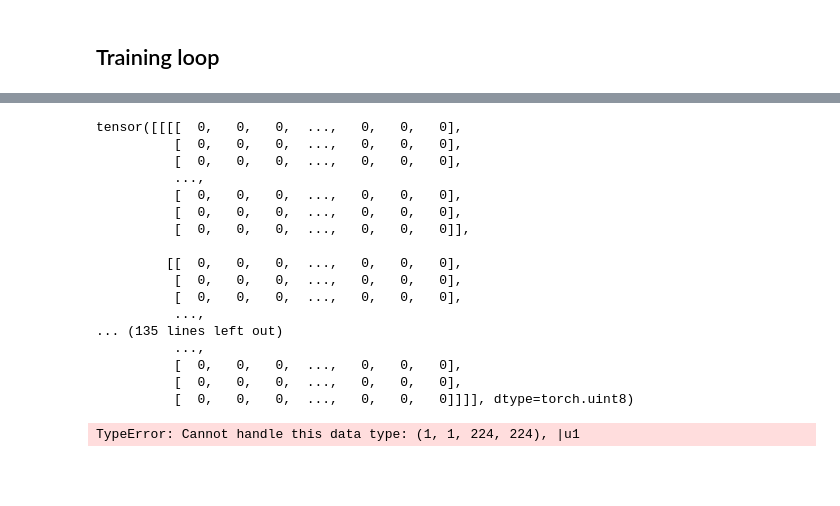
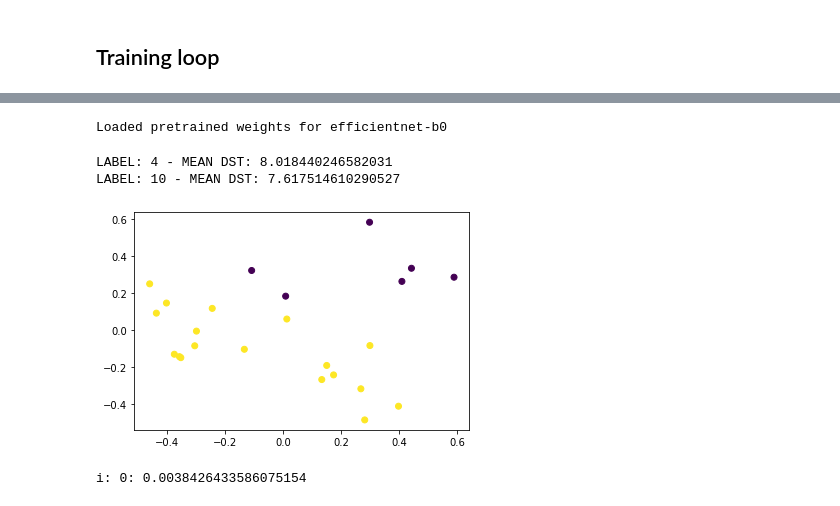
Before and after one commit to almysiak/knum_golem_hackathon, a Jupyter notebook: training.ipynb, the cells around one changed output, grey strips where cells are left out. Cells and saved outputs as stored; diff of their text form; code cells hidden in the pictures; blank space fills up the shorter version.

Commit message:
efficientnet training working

```diff
--- a/training.ipynb
+++ b/training.ipynb
@@ -85,0 +88,3 @@ sign, weight
+# %%
+DEVICE = 'cuda' if torch.cuda.is_available() else 'cpu'
+print(f"DEVICE: {DEVICE}")
@@ -86,5 +93,5 @@ sign, weight
 # %%
-BATCH_SIZE = 64
+BATCH_SIZE = 8
 
 train_loader = torch.utils.data.DataLoader(
     train_dataset,
@@ -109,7 +109,16 @@ optimizer = torch.optim.Adam(model.parameters())
+# %%
+model = ImageEmbeddingModel(out_dim=128, efficientnet_model_name="efficientnet-b0").to(device=DEVICE)
+optimizer = torch.optim.Adam(model.parameters())
+# %% [output]
+Loaded pretrained weights for efficientnet-b0
 # %%
-cos = torch.nn.CosineSimilarity(dim=1, eps=1e-6)
+from losses import ContrastiveLoss, CosineSimilarityLoss
 
-def contrastive_learning_loss(v_1, v_2, weight, sign):
-    cos_sim = cos(v_1, v_2)
-    loss = - weight * cos_sim * sign
-    return loss.mean()
+loss_function = CosineSimilarityLoss()
+# loss_function = ContrastiveLoss(eps=8.0)
+# cos = torch.nn.CosineSimilarity(dim=1, eps=1e-6)
+
+# def contrastive_learning_loss(v_1, v_2, weight, sign):
+#     cos_sim = cos(v_1, v_2)
+#     loss = - weight * cos_sim * sign
+#     return loss.mean()
@@ -116,39 +167,33 @@ def contrastive_learning_loss(v_1, v_2, weight, sign):
 # %%
+validate(model, val_dataset)
 for epoch in range(EPOCHS):
     losses = []
     for i, data in enumerate(train_loader, 0):
         image_1, image_2, sign, weight = data
-        # image_1 = Image.fromarray((image_1 * 255).astype(np.uint8))
-        # image_2 = Image.fromarray((image_2 * 255).astype(np.uint8))
-        # print(image_1)
-        v_1 = model(**feature_extractor(image_1))
-        v_2 = model(**feature_extractor(image_2))
+        image_1 = image_1.to(device=DEVICE)
+        image_2 = image_2.to(device=DEVICE)
+        sign = sign.to(device=DEVICE)
+        weight = weight.to(device=DEVICE)
 
-        loss = contrastive_learning_loss(v_1, v_2, weight, sign)
-        losses.append(loss)
+        v_1 = model(image_1)
+        v_2 = model(image_2)
+
+        loss = loss_function(v_1, v_2, sign, weight=weight)
         loss.backward()
         optimizer.step()
+        losses.append(loss.cpu().item())
+        if i % 10 == 0:
+            print(f"i: {i}: {loss}")
 
+    total_loss = np.mean(losses)
+    print(f"Epoch: {epoch + 1}/{EPOCHS}: Loss: {total_loss}")
+    validate(model, val_dataset)
         # YOUR CODE HERE
 
         # TODO: walidacja, wypisywanie lossów itd
         # END YOUR CODE
 # %% [output]
-tensor([[[[  0,   0,   0,  ...,   0,   0,   0],
-          [  0,   0,   0,  ...,   0,   0,   0],
-          [  0,   0,   0,  ...,   0,   0,   0],
-          ...,
-          [  0,   0,   0,  ...,   0,   0,   0],
-          [  0,   0,   0,  ...,   0,   0,   0],
-          [  0,   0,   0,  ...,   0,   0,   0]],
-
-         [[  0,   0,   0,  ...,   0,   0,   0],
-          [  0,   0,   0,  ...,   0,   0,   0],
-          [  0,   0,   0,  ...,   0,   0,   0],
-          ...,
-... (135 lines left out)
-          ...,
-          [  0,   0,   0,  ...,   0,   0,   0],
-          [  0,   0,   0,  ...,   0,   0,   0],
-          [  0,   0,   0,  ...,   0,   0,   0]]]], dtype=torch.uint8)
+LABEL: 4 - MEAN DST: 8.018440246582031
+LABEL: 10 - MEAN DST: 7.617514610290527
+[figure, added]
-TypeError: Cannot handle this data type: (1, 1, 224, 224), |u1
+i: 0: 0.0038426433586075154
```
Also changed, not shown: parts of 9 cells of this notebook, 4 other files.
